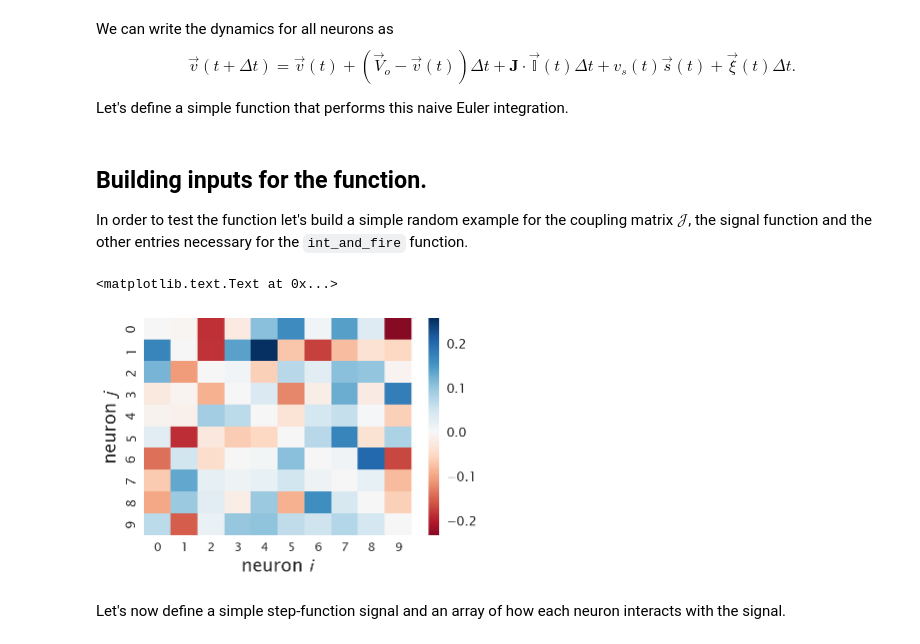
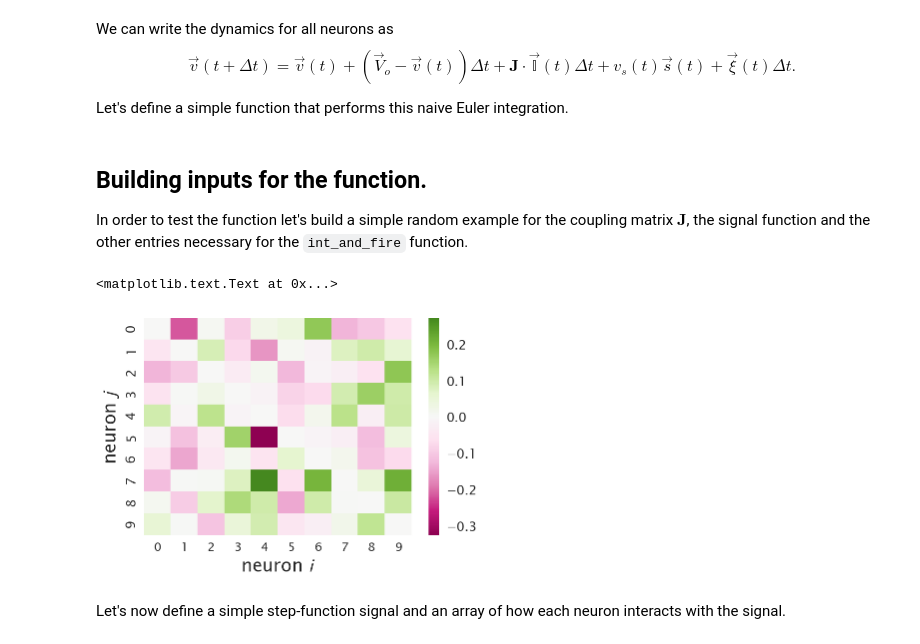
Before and after one commit to dangeles/WormsDream, a Jupyter notebook: src/integrate_and_fire.ipynb, the cells around one changed output. Drawn from its saved outputs; the diff is of its cells as text; code cells hidden in the pictures.

```diff
--- a/src/integrate_and_fire.ipynb
+++ b/src/integrate_and_fire.ipynb
@@ -47,6 +47,8 @@ sns.set_context('notebook', rc=rc)
 
 # This enables great graphics inline.
 %config InlineBackend.figure_formats = {'png', 'retina'}
+
+figdir = '../output/integrate_and_fire/'
 # %% [markdown]
 # Defining the integrate and fire model.
 
@@ -165,38 +185,43 @@ def int_and_fire(v_init, time_steps, delta_t, V_rest, V_thresh,
 # %% [markdown]
 ## Building inputs for the function.
 
-In order to test the function let's build a simple random example for the coupling matrix $\mathcal{J}$, the signal function and the other entries necessary for the `int_and_fire` function.
+In order to test the function let's build a simple random example for the coupling matrix $\mathbf{J}$, the signal function and the other entries necessary for the `int_and_fire` function.
 # %%
 # Define number of neurons
 n_neurons = 10
 
 # Define neurons initial condition
 v_init = np.zeros(n_neurons)
 
 # Define resting and threshold voltages
 V_rest = 0
 V_thresh = 1
 
 # Define time variables
 time_steps = 10000
 delta_t = 0.01
+refractory_time = 5
 
 # Define noise standard deviation
-sigma_noise = 0.01
+sigma_noise = 0.25
 
 # Build random coupling matrix
 J_mat = np.random.normal(0, 0.1, [n_neurons, n_neurons])
 
 # Set the self-couplings to zero
 J_mat[np.diag_indices(n_neurons)] = 0
 
 # Show coupling matrix
-sns.heatmap(J_mat, center=0, cmap='RdBu')
+sns.heatmap(J_mat, center=0, cmap='PiYG')
 plt.xlabel('neuron $i$')
 plt.ylabel('neuron $j$')
+
+# Save fig
+plt.tight_layout()
+plt.savefig(figdir + 'random_coupling.pdf', bbox_inches=True)
 # %% [output]
 <matplotlib.text.Text at 0x...>
-[figure, old version]
+[figure, new version]
 # %% [markdown]
 Let's now define a simple step-function signal and an array of how each neuron interacts with the signal.
 # %%
```
Also changed, not shown: parts of 12 cells of this notebook.
